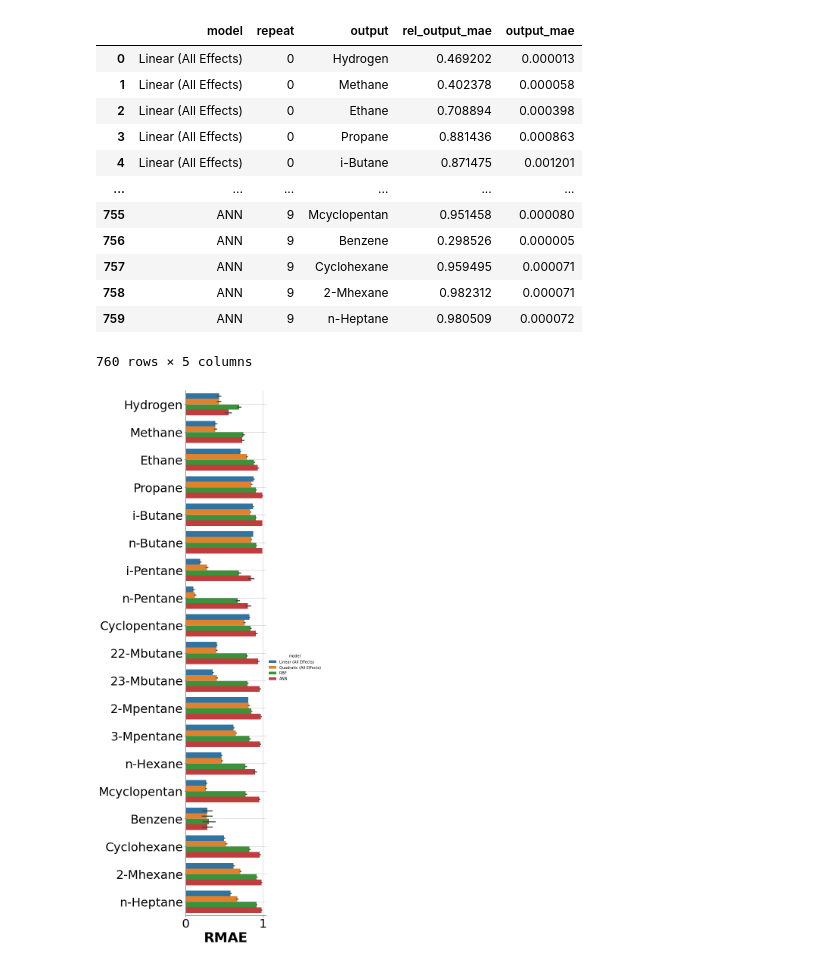
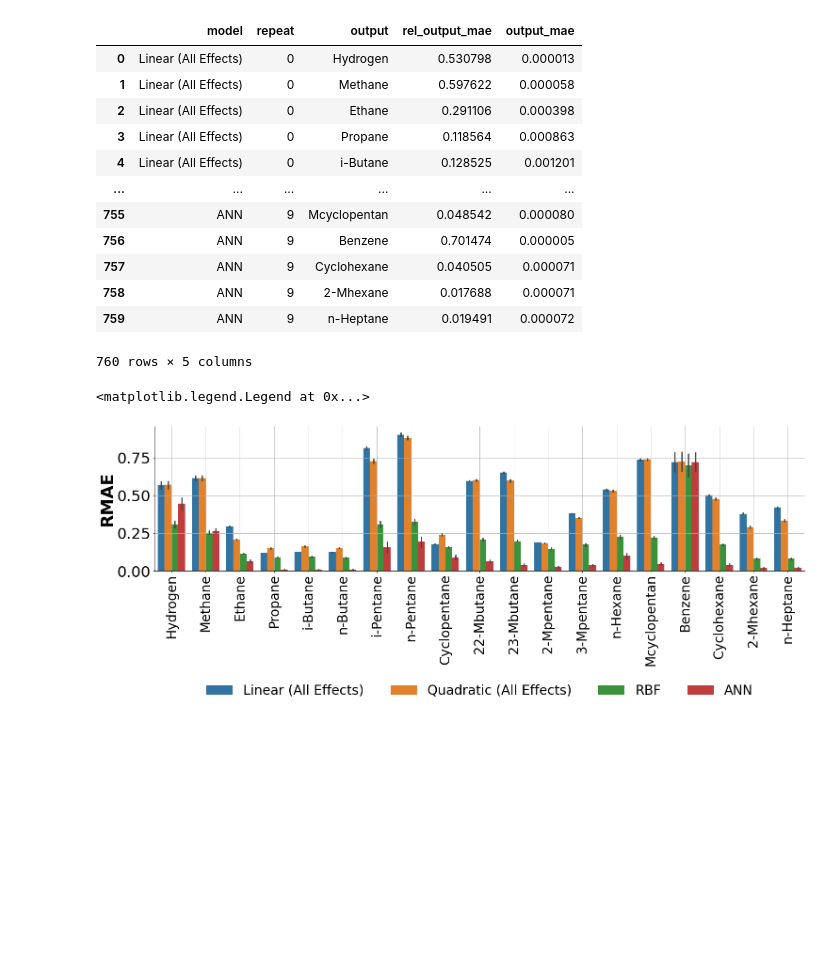
Before and after one commit to KISRDevelopment/iso-exploration, a Jupyter notebook: plot_eval_results.ipynb, the cells around one changed output. Saved outputs shown, nothing was run; the diff lists cells and outputs as text; code cells hidden in the pictures; blank space fills up the shorter version.

```diff
--- a/plot_eval_results.ipynb
+++ b/plot_eval_results.ipynb
@@ -30,8 +30,8 @@ for file in files:
 
     mae_by_output = np.mean(ae, axis=1)
 
-    rel_mae_by_output = (null_mae_by_output - mae_by_output) / null_mae_by_output
-    n_repeats, n_outputs = rel_ae_by_output.shape
+    rel_mae_by_output = mae_by_output / null_mae_by_output
+    n_repeats, n_outputs = rel_mae_by_output.shape
 
     for r in range(n_repeats):
         for o in range(n_outputs):
@@ -47,27 +47,32 @@ results = pd.DataFrame(rows)
 results
 # %% [output]
 |  | model | repeat | output | rel_output_mae | output_mae |
-| 0 | Linear (All Effects) | 0 | Hydrogen | 0.469202 | 0.000013 |
-| 1 | Linear (All Effects) | 0 | Methane | 0.402378 | 0.000058 |
-| 2 | Linear (All Effects) | 0 | Ethane | 0.708894 | 0.000398 |
-| 3 | Linear (All Effects) | 0 | Propane | 0.881436 | 0.000863 |
-| 4 | Linear (All Effects) | 0 | i-Butane | 0.871475 | 0.001201 |
+| 0 | Linear (All Effects) | 0 | Hydrogen | 0.530798 | 0.000013 |
+| 1 | Linear (All Effects) | 0 | Methane | 0.597622 | 0.000058 |
+| 2 | Linear (All Effects) | 0 | Ethane | 0.291106 | 0.000398 |
+| 3 | Linear (All Effects) | 0 | Propane | 0.118564 | 0.000863 |
+| 4 | Linear (All Effects) | 0 | i-Butane | 0.128525 | 0.001201 |
 | ... | ... | ... | ... | ... | ... |
-| 755 | ANN | 9 | Mcyclopentan | 0.951458 | 0.000080 |
-| 756 | ANN | 9 | Benzene | 0.298526 | 0.000005 |
-| 757 | ANN | 9 | Cyclohexane | 0.959495 | 0.000071 |
-| 758 | ANN | 9 | 2-Mhexane | 0.982312 | 0.000071 |
-| 759 | ANN | 9 | n-Heptane | 0.980509 | 0.000072 |
+| 755 | ANN | 9 | Mcyclopentan | 0.048542 | 0.000080 |
+| 756 | ANN | 9 | Benzene | 0.701474 | 0.000005 |
+| 757 | ANN | 9 | Cyclohexane | 0.040505 | 0.000071 |
+| 758 | ANN | 9 | 2-Mhexane | 0.017688 | 0.000071 |
+| 759 | ANN | 9 | n-Heptane | 0.019491 | 0.000072 |
 760 rows × 5 columns
 # %%
-g = sns.catplot(x="rel_output_mae", y="output", hue="model",
-                data=results, kind='bar', orient='h', ci='sd', aspect=0.25, height=20,
-                legend=True)
+g = sns.catplot(y="rel_output_mae", x="output", hue="model",
+                data=results, kind='bar', ci='sd', aspect=4, height=5,
+                legend=False)
 ax = g.ax
-ax.tick_params(axis='x', labelsize=32)
+ax.tick_params(axis='x', labelsize=28, rotation=90)
 ax.tick_params(axis='y', labelsize=32)
-ax.set_ylabel('')
-ax.set_xlabel('RMAE', fontsize=36, fontweight='bold')
+ax.set_xlabel('')
+ax.set_ylabel('RMAE', fontsize=36, fontweight='bold')
+ax.legend(frameon=False)
 ax.grid(True)
+ax.legend(loc='upper center', bbox_to_anchor=(0.5, -0.70),
+          fancybox=False, shadow=False, frameon=False, ncol=5,
+         fontsize=28)
 # %% [output]
+<matplotlib.legend.Legend at 0x...>
-[figure, old version]
+[figure, new version]
```
Also changed, not shown: 11 other files.
